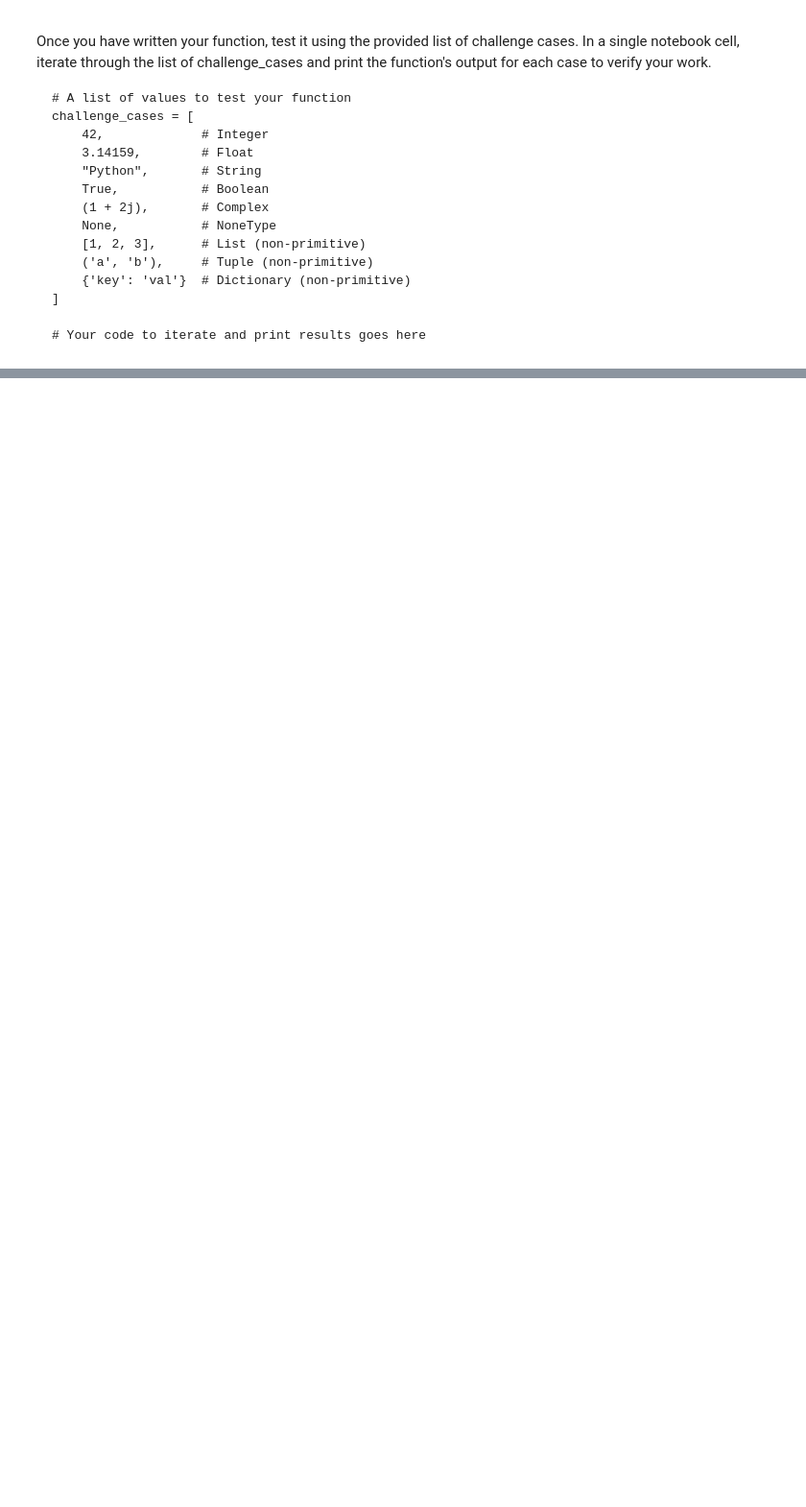
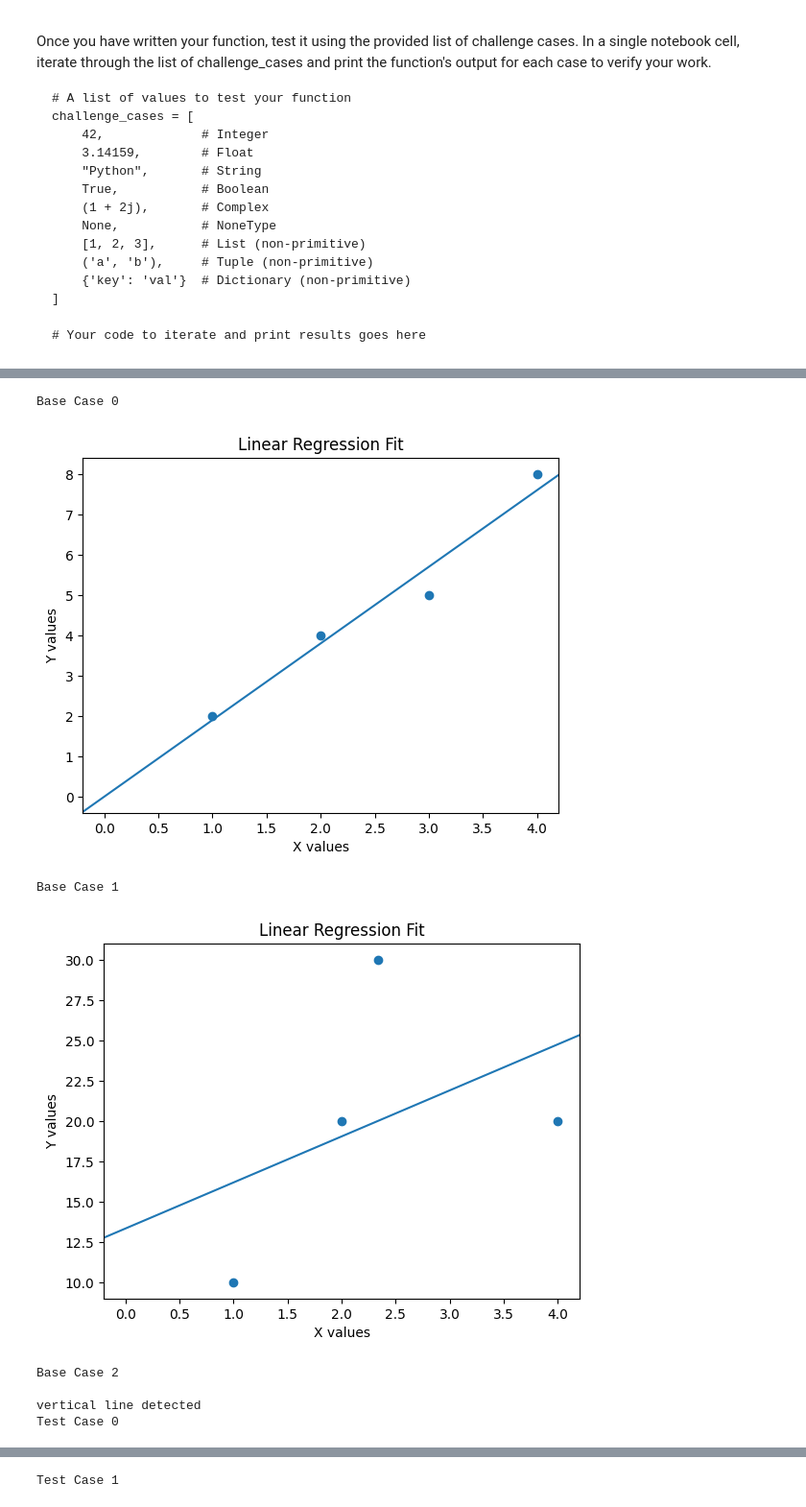
Before and after one commit to gk2311/AIHC5020, a Jupyter notebook: homework2.ipynb, the cells around one changed output, grey strips where cells are left out. Shown at 96% size. Drawn from its saved outputs; the diff is of its cells as text; code cells hidden in the pictures; blank space fills up the shorter version.

```diff
--- a/homework2.ipynb
+++ b/homework2.ipynb
@@ -1087,0 +1121,78 @@ vertical line detected
+# %%
+def plot_regression(x, y):
+    # From Problem 7
+    result = calculate_regression(x, y)
+
+    # If inputs were invalid, calculate_regression already printed why — stop here
+    if result is None:
+        return None
+
+    slope, intercept = result
+
+    # Vertical-line edge case. MUST use np.isnan — `slope == np.nan` is always False.
+    if np.isnan(slope):
+        print("vertical line detected")
+        return None
+
+    # Impute NaNs for the scatter points
+    def impute(a):
+        a = a.copy()
+        mask = np.isnan(a)
+        if mask.any():
+            a[mask] = np.nanmean(a)
+        return a
+
+    x_proc = impute(x)
+    y_proc = impute(y)
+
+    # Plot scatter + regression line
+    fig, ax = plt.subplots()
+    ax.scatter(x_proc, y_proc)
+    ax.axline(xy1=(0, intercept), slope=slope)
+    ax.set_title("Linear Regression Fit")
+    ax.set_xlabel("X values")
+    ax.set_ylabel("Y values")
+    plt.show()
+    return None
+
+# Base Case
+print("Base Case 0\n")
+x = np.array([1.0, 2.0, 3.0, 4.0])
+y = np.array([2.0, 4.0, 5.0, 8.0])
+plot_regression(x, y)
+
+print("Base Case 1\n")
+x = np.array([1.0, 2.0, np.nan, 4.0])
+y = np.array([10.0, 20.0, 30.0, np.nan])
+plot_regression(x, y)
+
+print("Base Case 2\n")
+x = np.array([5.0, 5.0, 5.0])
+y = np.array([1.0, 2.0, 4.0])
+plot_regression(x, y)
+
+#Test Case
+
+# A list of argument pairs to test your function
+challenge_cases = [
+    (np.array([1.0, 2.0, 4.0, 5.0]), np.array([1.0, 3.0, 3.0, 5.0])),        # Standard
+    (np.array([1.0, 2.0, 3.0, np.nan]), np.array([5.0, 4.0, np.nan, 2.0])),  # NaNs in both
+    (np.array([1.0, 2.0]), np.array([1.0, 2.0, 3.0])),                       # Different lengths
+    (np.arange(4, dtype=float), np.array([5.0, 5.0, 5.0, 5.0])),             # Horizontal line
+    (np.array([5.0, 5.0, 5.0, 5.0]), np.arange(4, dtype=float)),            # Vertical line
+]
+
+# Iterate and test
+for i, case in enumerate(challenge_cases):
+    print(f"Test Case {i}")
+    plot_regression(*case)
+    print()
+# %% [output]
+Base Case 0
+[figure, added]
+Base Case 1
+[figure, added]
+Base Case 2
+
+vertical line detected
+Test Case 0
@@ -1087,0 +1200 @@ vertical line detected
+Test Case 1
```
Also changed, not shown: parts of 18 cells of this notebook.
